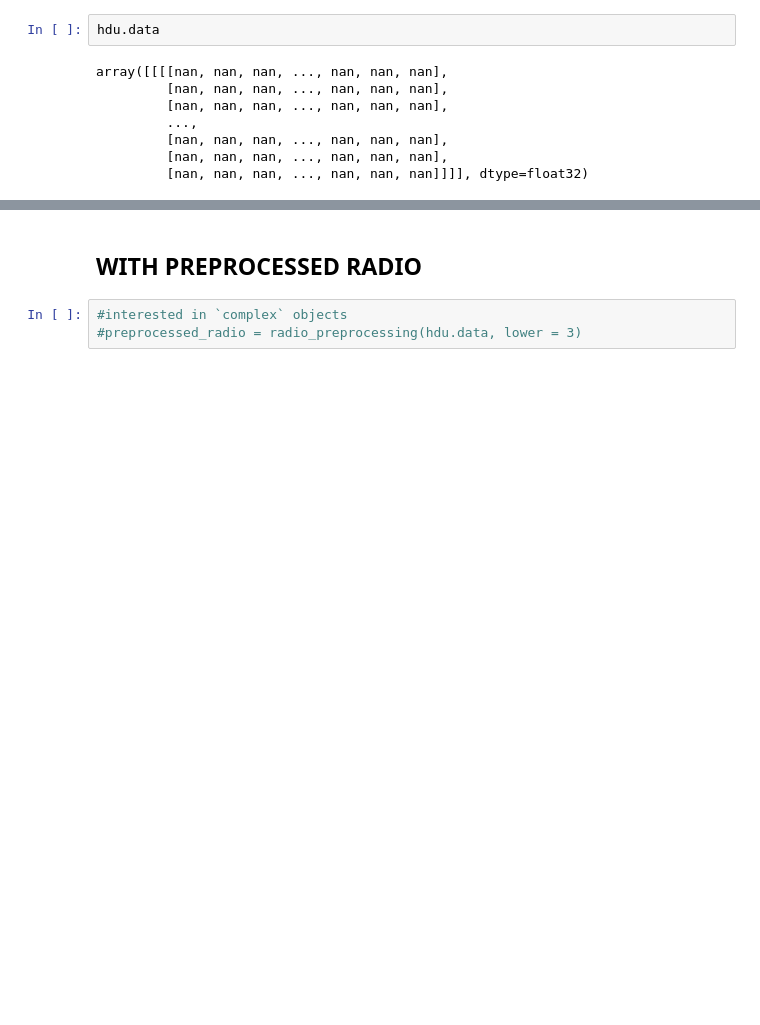
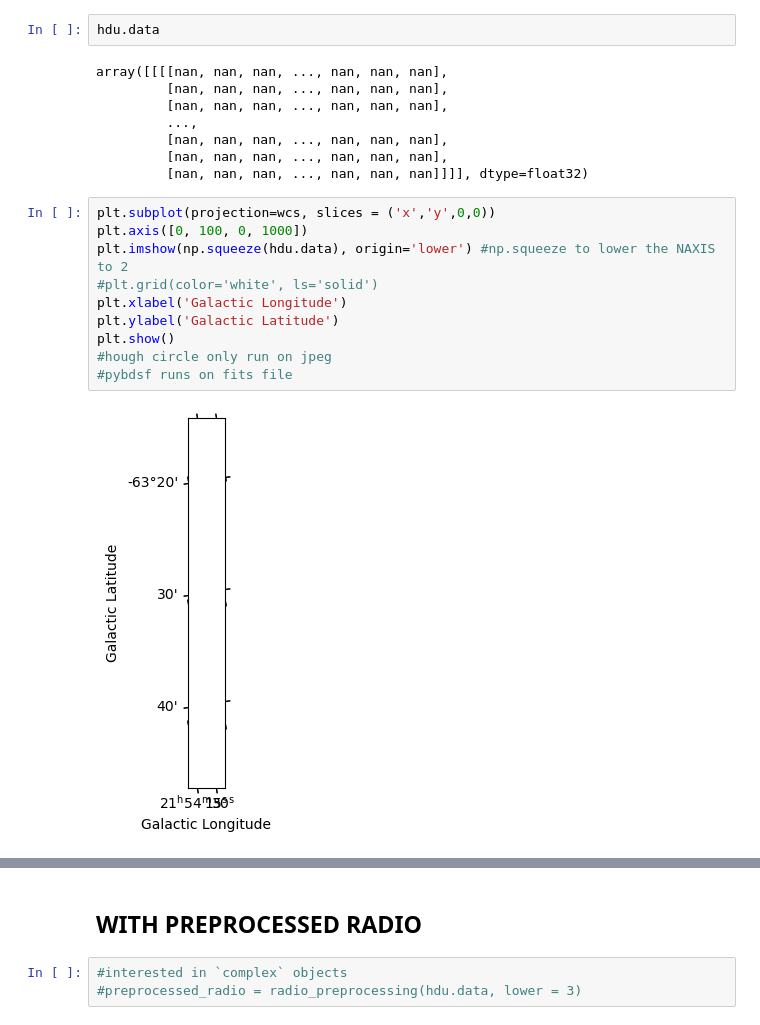
Before and after one commit to Quang2003-SpicyCarrot/discovery_project, a Jupyter notebook: DataPreprocessingEMU.ipynb, the cells around one changed output, grey strips where cells are left out. Saved outputs shown, nothing was run; the diff lists cells and outputs as text; blank space fills up the shorter version.

Commit message:
newfile called DataPreprocessingEMU

```diff
--- a/DataPreprocessingEMU.ipynb
+++ b/DataPreprocessingEMU.ipynb
@@ -60,5 +65,17 @@ array([[[[nan, nan, nan, ..., nan, nan, nan],
          [nan, nan, nan, ..., nan, nan, nan],
          [nan, nan, nan, ..., nan, nan, nan],
          [nan, nan, nan, ..., nan, nan, nan]]]], dtype=float32)
+# %%
+plt.subplot(projection=wcs, slices = ('x','y',0,0))
+plt.axis([0, 100, 0, 1000])
+plt.imshow(np.squeeze(hdu.data), origin='lower') #np.squeeze to lower the NAXIS to 2
+#plt.grid(color='white', ls='solid')
+plt.xlabel('Galactic Longitude')
+plt.ylabel('Galactic Latitude')
+plt.show()
+#hough circle only run on jpeg
+#pybdsf runs on fits file
+# %% [output]
+[figure, added]
 # %%
 plt.subplot(projection=wcs, slices = ('x','y',0,0))
```
Also changed, not shown: parts of 25 cells of this notebook.
